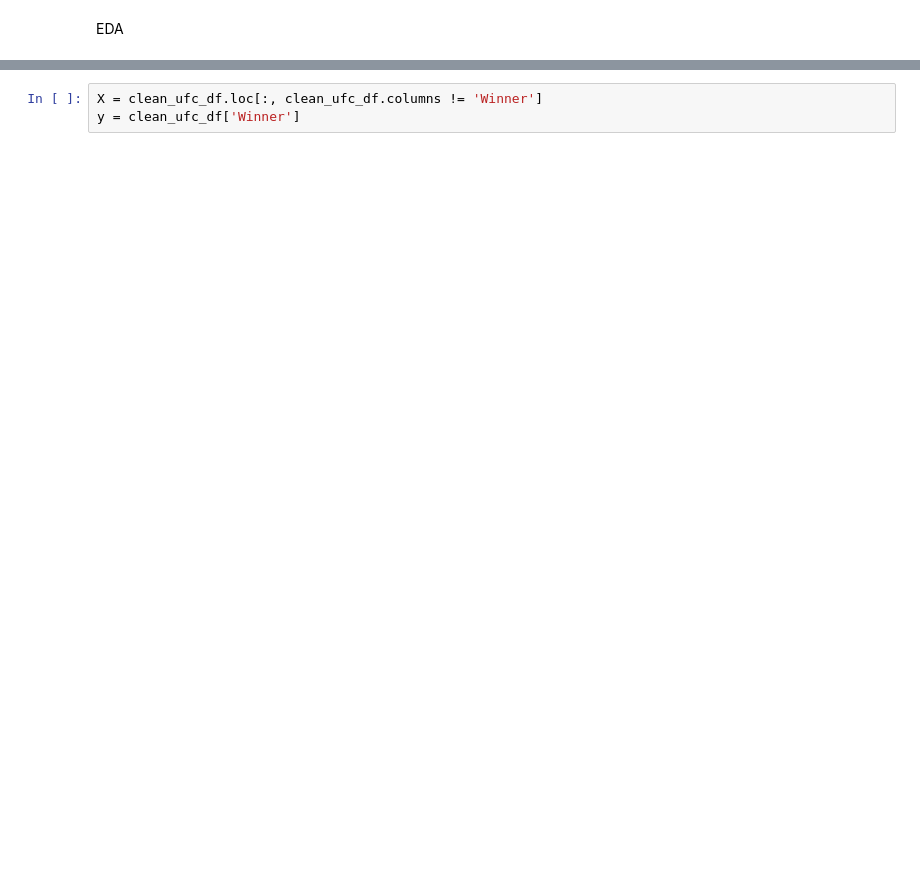
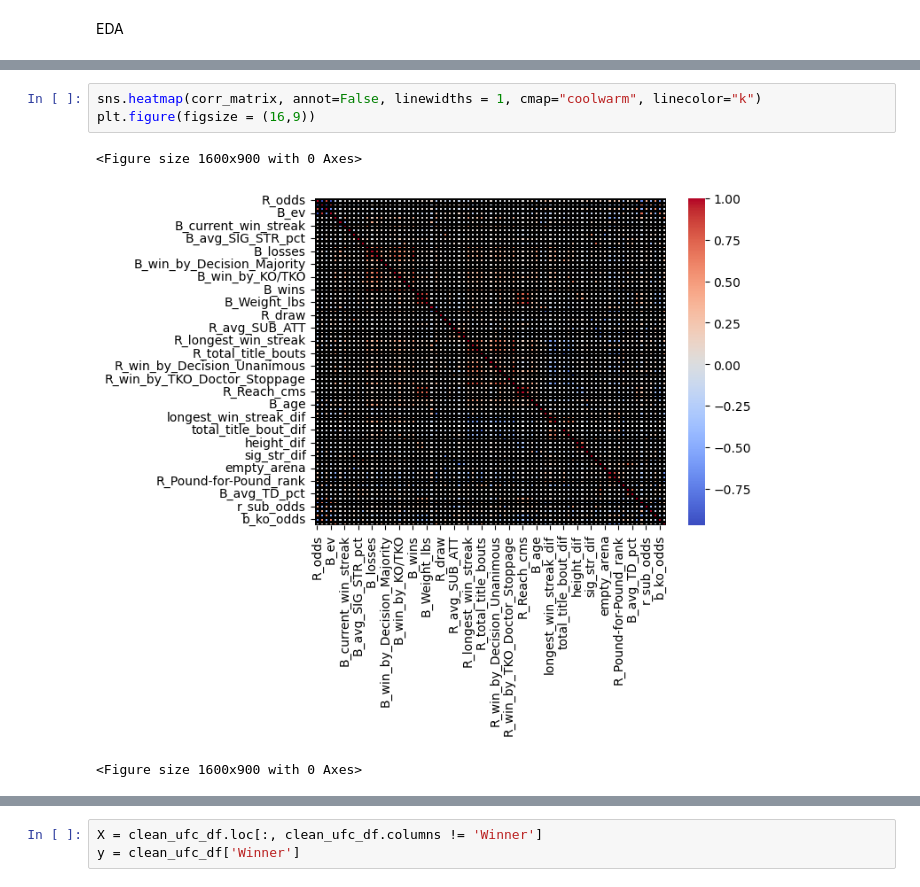
Before and after one commit to donaldkinyafisher/UFC-Fight-Predictor, a Jupyter notebook: eda.ipynb, the cells around one changed output, grey strips where cells are left out. Cells and saved outputs as stored; diff of their text form; blank space fills up the shorter version.

```diff
--- a/eda.ipynb
+++ b/eda.ipynb
@@ -119,0 +134,7 @@ clean_ufc_df = clean_ufc_df.fillna(0)
+# %%
+sns.heatmap(corr_matrix, annot=False, linewidths = 1, cmap="coolwarm", linecolor="k")
+plt.figure(figsize = (16,9))
+# %% [output]
+<Figure size 1600x900 with 0 Axes>
+[figure, added]
+<Figure size 1600x900 with 0 Axes>
```
Also changed, not shown: parts of 30 cells of this notebook.
